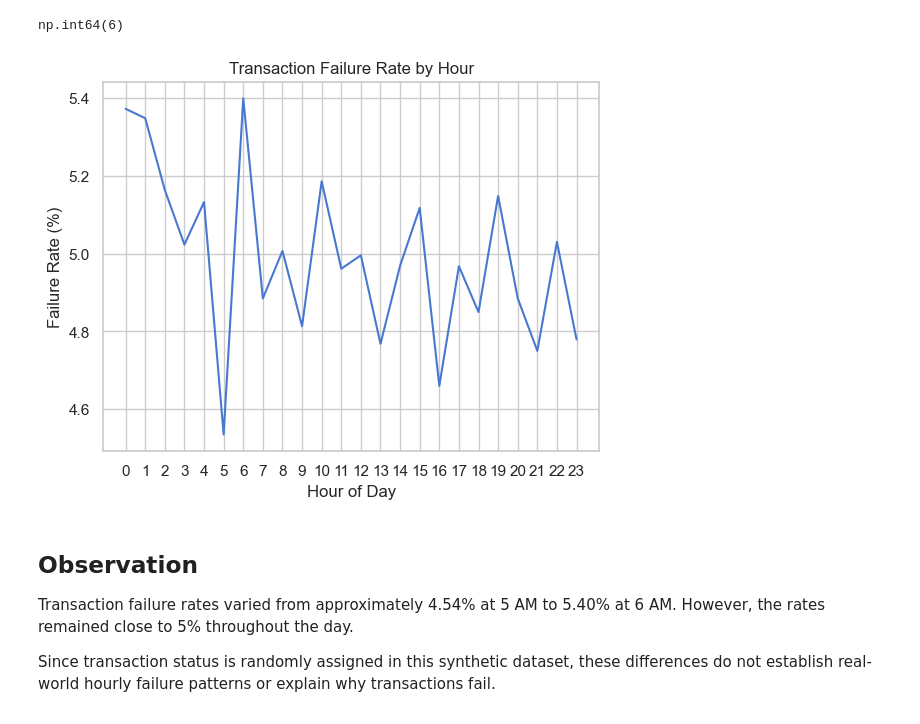
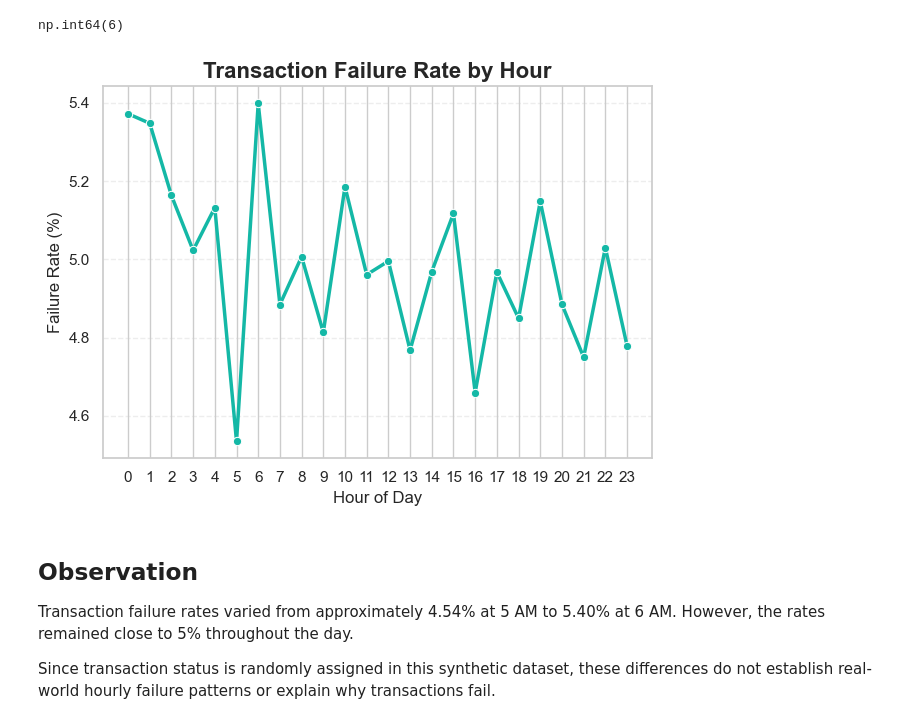
Before and after one commit to RehanShikalgar/upi-insights-2024, a Jupyter notebook: 01_data_inspection.ipynb, the cells around one changed output. Cells and saved outputs as stored; diff of their text form; code cells hidden in the pictures.

```diff
--- a/01_data_inspection.ipynb
+++ b/01_data_inspection.ipynb
@@ -459,14 +470,16 @@ hourly_failure["FAILED"].idxmax()
 # %% [output]
 np.int64(6)
 # %%
-sns.lineplot(data=hourly_failure["FAILED"])
-plt.title("Transaction Failure Rate by Hour")
-plt.xlabel("Hour of Day")
-plt.ylabel("Failure Rate (%)")
+sns.lineplot(data=hourly_failure["FAILED"],linewidth=2.5,color = "#14B8A6", marker="o", markersize=6)
+plt.title("Transaction Failure Rate by Hour", fontsize=16,fontweight="bold")
+plt.xlabel("Hour of Day", fontsize=12)
+plt.ylabel("Failure Rate (%)", fontsize=12)
 plt.xticks(range(0,24))
+plt.grid(axis="y", linestyle="--", alpha=0.35)
+plt.tight_layout()
 plt.show()
 # %% [output]
-[figure, old version]
+[figure, new version]
 # %% [markdown]
 ## Observation
 
```
Also changed, not shown: parts of 5 cells of this notebook, 3 other files.
